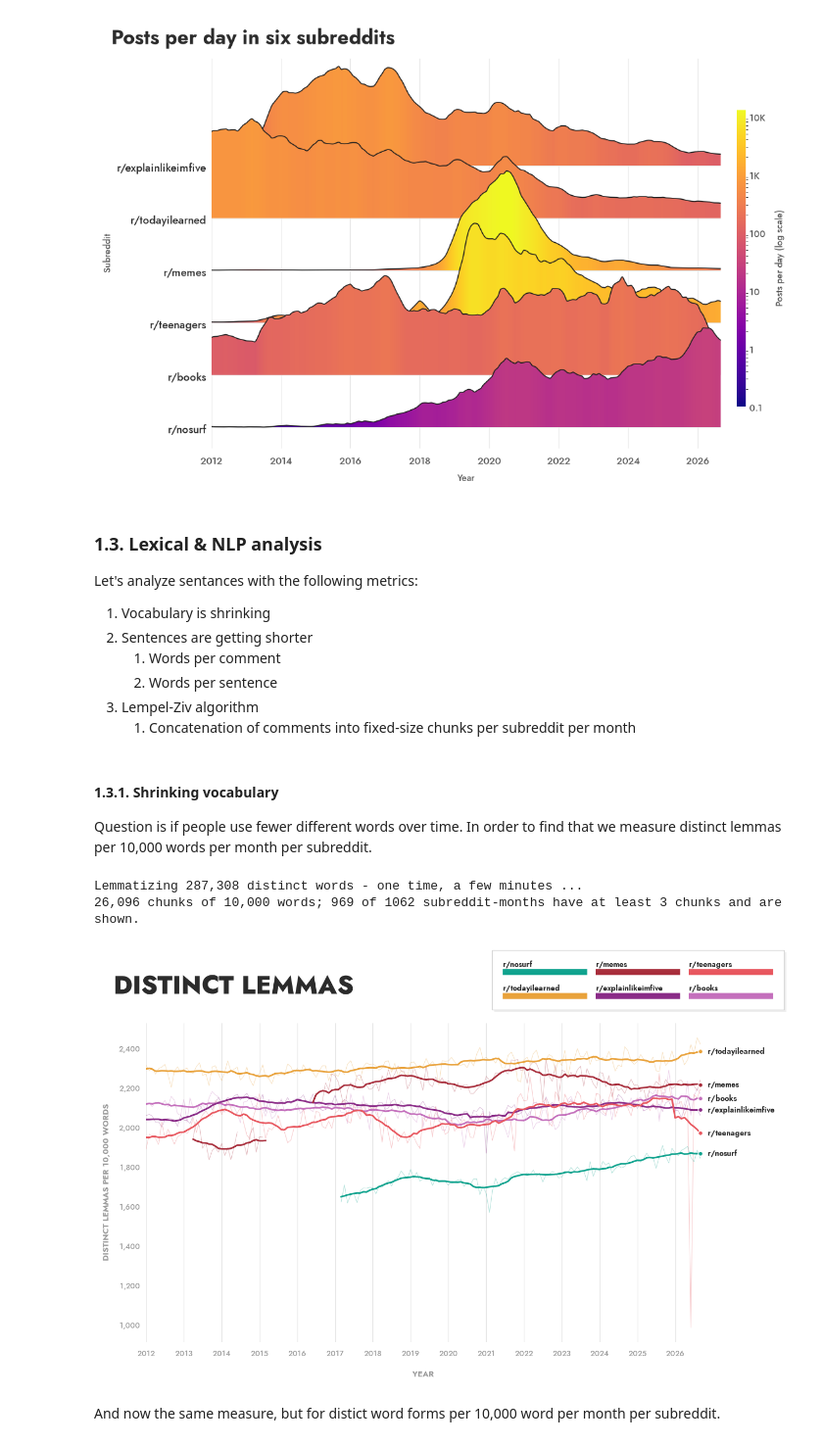
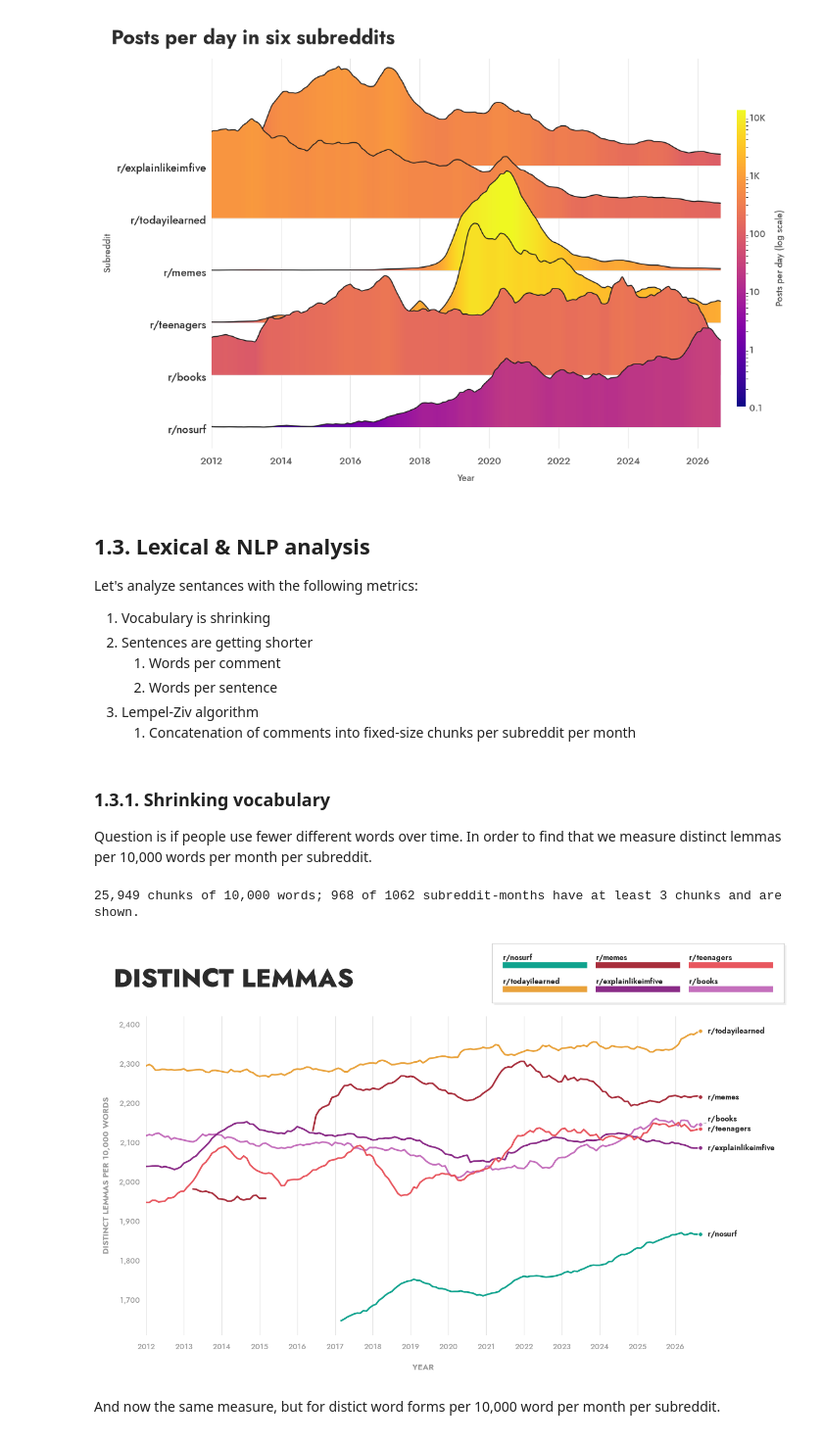
Before and after one commit to DanyloBeha/css-brainrot, a Jupyter notebook: exploratory-data-analysis/eda.ipynb, the cells around one changed output. Shown at 98% size. Cells and saved outputs as stored; diff of their text form; code cells hidden in the pictures.

Commit message:
fix: update filtering in shrinking vocabulary

```diff
--- a/exploratory-data-analysis/eda.ipynb
+++ b/exploratory-data-analysis/eda.ipynb
@@ -476,7 +480,7 @@ _ = ridgeline(posts_per_day, "Posts per day in six subreddits", "Posts", order=r
 [figure]
 [figure]
 # %% [markdown]
-### 1.3. Lexical & NLP analysis
+## 1.3. Lexical & NLP analysis
 Let's analyze sentances with the following metrics:
 
 1. Vocabulary is shrinking
@@ -486,10 +490,10 @@ Let's analyze sentances with the following metrics:
 3. Lempel-Ziv algorithm
     1. Concatenation of comments into fixed-size chunks per subreddit per month
 # %% [markdown]
-#### 1.3.1. Shrinking vocabulary
+### 1.3.1. Shrinking vocabulary
 Question is if people use fewer different words over time. In order to find that we measure distinct lemmas per 10,000 words per month per subreddit.
 # %%
-# Needs:  pip install spacy  and  python -m spacy download en_core_web_sm
+# Needs (once):  pip install spacy  and  python -m spacy download en_core_web_sm
 import re
 import duckdb
 import spacy
@@ -498,6 +502,7 @@ CHUNK = 10_000                                     # words per chunk (try 5_000
 MIN_CHUNKS = 3                                     # a month is shown only if it has at least this many full chunks
 BATCHES = 1                                        # use sample batches 1..BATCHES
 SEED = "fightclub"                                 # fixes the order of comments -> identical chunks on every computer
+BOT_ACCOUNTS = ["AutoModerator", "hive-protect"]   # bots whose names do not end in "bot" (add more if you find them)
 
 DERIVED = Path("data/derived")
 DERIVED.mkdir(parents=True, exist_ok=True)
@@ -524,10 +529,16 @@ if not WORDS_FILE.exists():
             FROM read_parquet('{(DATA / "comments").as_posix()}/**/*.parquet', hive_partitioning = false)
             WHERE batch <= {BATCHES}
               AND body NOT IN ('[deleted]', '[removed]')
-              AND author <> 'AutoModerator' AND lower(author) NOT LIKE '%bot'
+              AND author NOT IN ({', '.join(repr(a) for a in BOT_ACCOUNTS)}) AND lower(author) NOT LIKE '%bot'
               AND coalesce(distinguished, '') <> 'moderator'
+              AND body NOT ILIKE '%i am a bot%' AND body NOT ILIKE '%performed automatically%'  -- bot footers
         )
         WHERE len(words) > 0
+          -- spam: long comments that repeat the same few words (e.g. one word typed 1,810 times)
+          AND NOT (len(words) >= 30 AND len(list_distinct(words)) < 0.2 * len(words))
+        -- the same text posted again by the same author in the same month counts only once
+        QUALIFY row_number() OVER (PARTITION BY subreddit, month, author, md5(array_to_string(words, ' '))
+                                   ORDER BY id) = 1
     ) TO '{WORDS_FILE.as_posix()}' (FORMAT parquet, COMPRESSION zstd)
     """)
 
@@ -615,38 +626,36 @@ def end_labels(ax, ends, min_gap_pt=13):
                     arrowprops=dict(arrowstyle="-", color=AXIS_TEXT, lw=0.6, shrinkA=0, shrinkB=3) if abs(dy) > 2 else None)
 
 
 def vocab_chart(monthly, title, ylabel):
-    """All subreddits on one chart: thin line = each month, thick line = 12-month moving average."""
+    """All subreddits on one chart, each as a 12-month moving average of its monthly values."""
     fig, ax = base_figure(title, ylabel)
     W, H = fig.get_size_inches()
     pos = ax.get_position()
     ax.set_position([pos.x0, pos.y0, pos.width - 1.55 / W, pos.height])      # room for the names at the line ends
     months = pd.date_range("2012-01-01", monthly["month"].max(), freq="MS")
     x = mdates.date2num(months)
     ends = {}
     for s, c in STREAMS:
         m = monthly[(monthly["subreddit"] == s) & monthly["shown"]].set_index("month")["mean"].reindex(months)
         trend = m.rolling(12, center=True, min_periods=6).mean()
-        ax.plot(x, m, color=c, linewidth=0.8, alpha=0.3, zorder=2)
         ax.plot(x, trend, color=c, linewidth=2.2, zorder=3)
         if trend.notna().any():
             last = trend.last_valid_index()
             ends[s] = (mdates.date2num(last), trend[last])
     style_axes(ax, x, months)
     ax.yaxis.set_major_formatter(mticker.FuncFormatter(lambda v, _: f"{v:,.0f}"))
     style_y_labels(ax)
     end_labels(ax, ends)
     plt.show()
 
 
 lemma_chunks, lemma_monthly = vocab_by_month("lemmas")
 print(f"{len(lemma_chunks):,} chunks of {CHUNK:,} words; {lemma_monthly['shown'].sum()} of {len(lemma_monthly)} "
       f"subreddit-months have at least {MIN_CHUNKS} chunks and are shown.")
 vocab_chart(lemma_monthly, "DISTINCT LEMMAS", f"DISTINCT LEMMAS PER {CHUNK:,} WORDS")
 # %% [output]
-Lemmatizing 287,308 distinct words - one time, a few minutes ...
-26,096 chunks of 10,000 words; 969 of 1062 subreddit-months have at least 3 chunks and are shown.
+25,949 chunks of 10,000 words; 968 of 1062 subreddit-months have at least 3 chunks and are shown.
-[figure, old version]
+[figure, new version]
 # %% [markdown]
 And now the same measure, but for distict word forms per 10,000 word per month per subreddit.
 # %%
```
Also changed, not shown: parts of 7 cells of this notebook.
